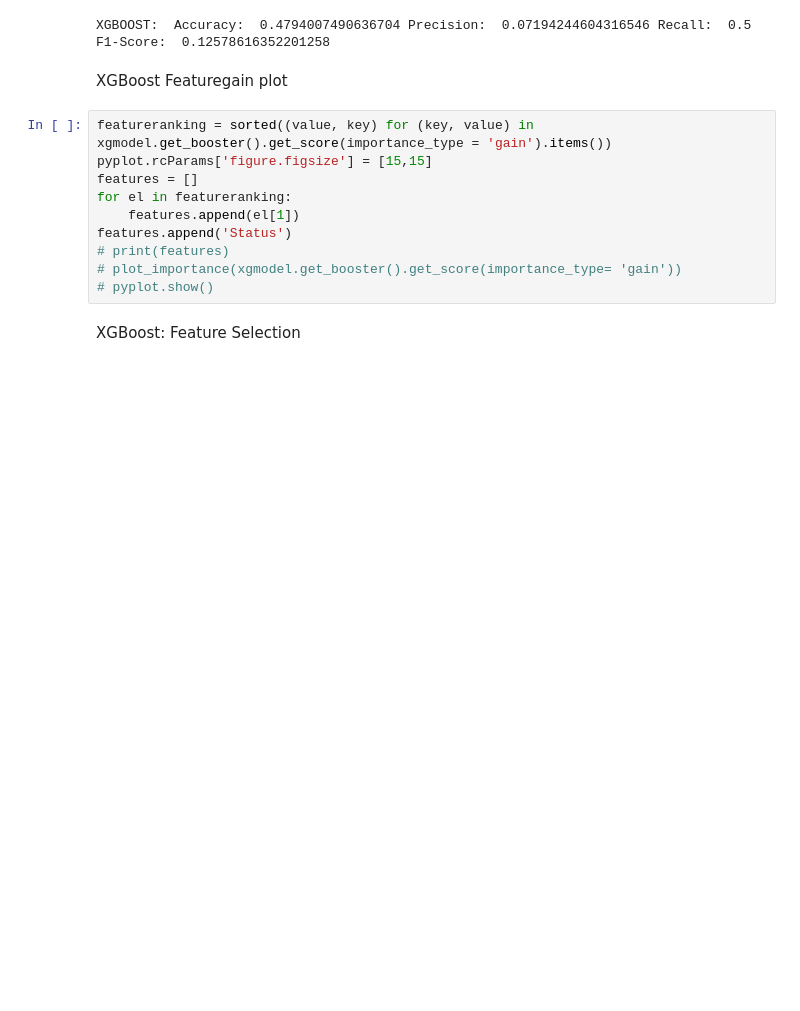
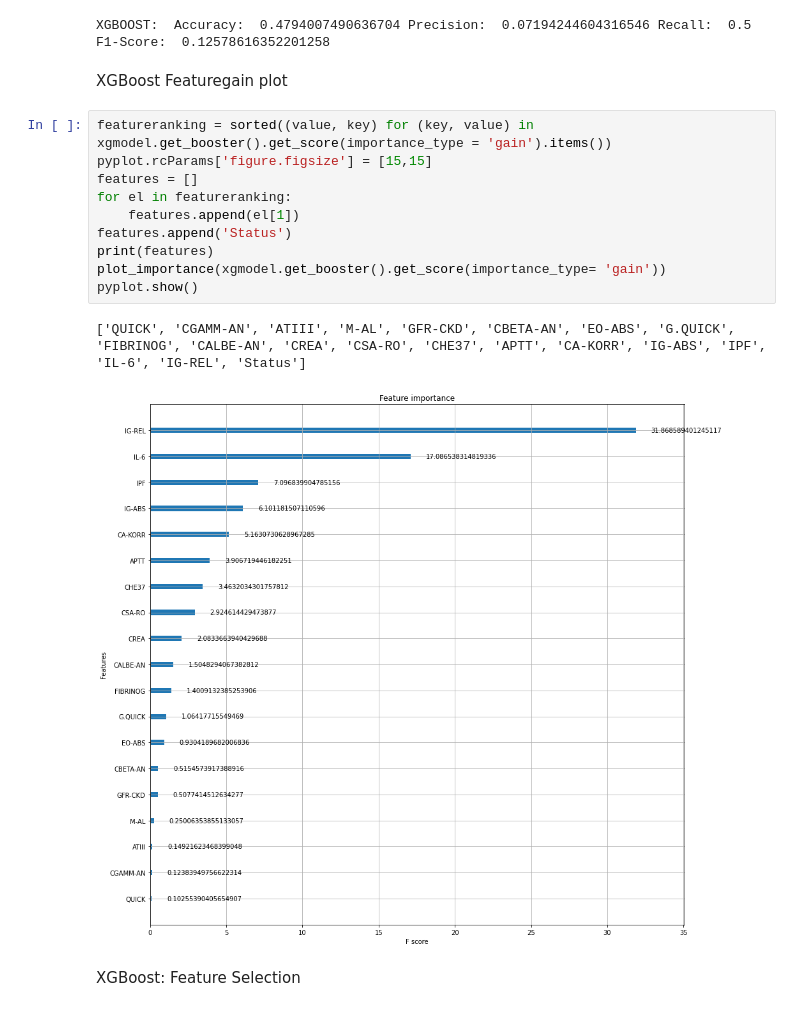
Before and after one commit to HanLuo88/Regression, a Jupyter notebook: model1v3_Classification.IPYNB, the cells around one changed output. Cells and saved outputs as stored; diff of their text form; blank space fills up the shorter version.

```diff
--- a/model1v3_Classification.IPYNB
+++ b/model1v3_Classification.IPYNB
@@ -188,13 +188,16 @@ XGBoost Featuregain plot
 # %%
 featureranking = sorted((value, key) for (key, value) in xgmodel.get_booster().get_score(importance_type = 'gain').items())
 pyplot.rcParams['figure.figsize'] = [15,15]
 features = []
 for el in featureranking:
     features.append(el[1])
 features.append('Status')
-# print(features)
-# plot_importance(xgmodel.get_booster().get_score(importance_type= 'gain'))
-# pyplot.show()
+print(features)
+plot_importance(xgmodel.get_booster().get_score(importance_type= 'gain'))
+pyplot.show()
+# %% [output]
+['QUICK', 'CGAMM-AN', 'ATIII', 'M-AL', 'GFR-CKD', 'CBETA-AN', 'EO-ABS', 'G.QUICK', 'FIBRINOG', 'CALBE-AN', 'CREA', 'CSA-RO', 'CHE37', 'APTT', 'CA-KORR', 'IG-ABS', 'IPF', 'IL-6', 'IG-REL', 'Status']
+[figure, added]
 # %% [markdown]
 XGBoost: Feature Selection
 # %%
```
Also changed, not shown: parts of 12 cells of this notebook, 10 other files.
